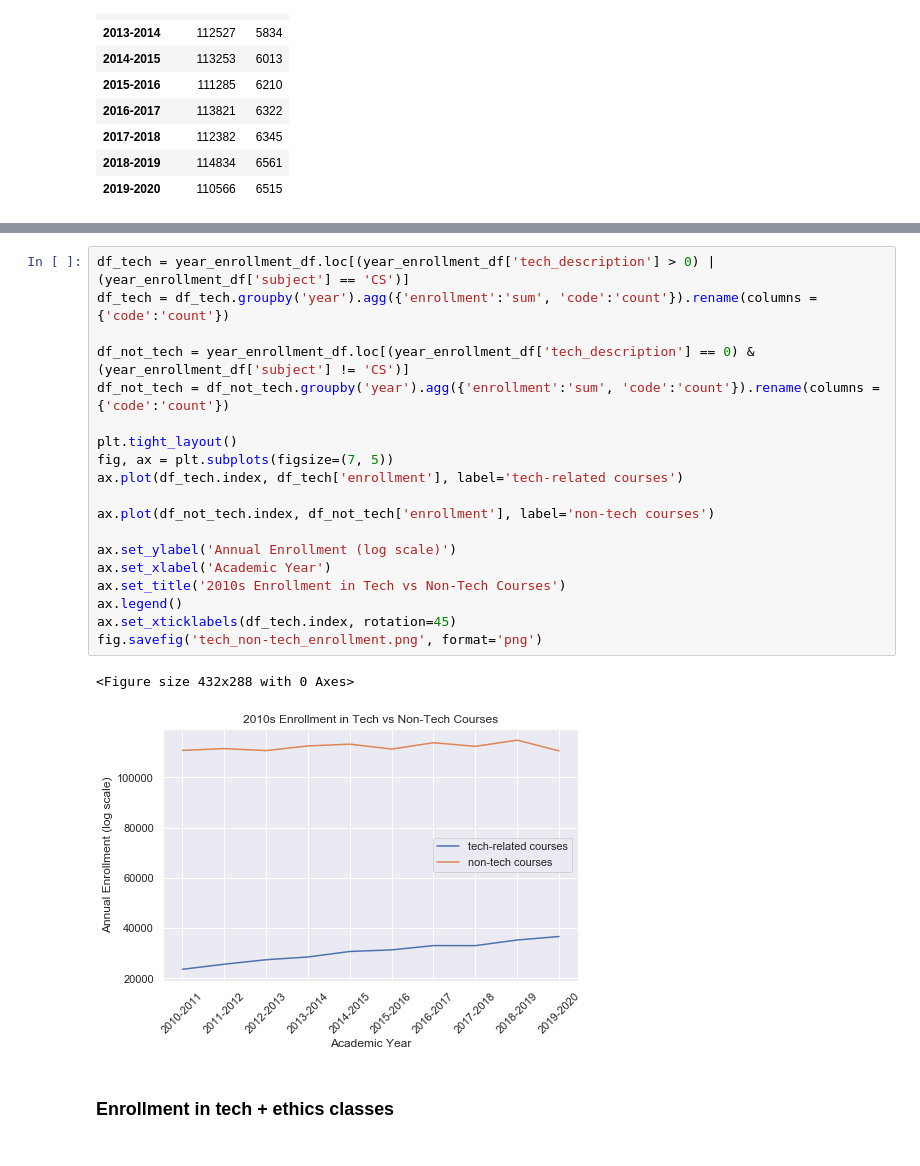
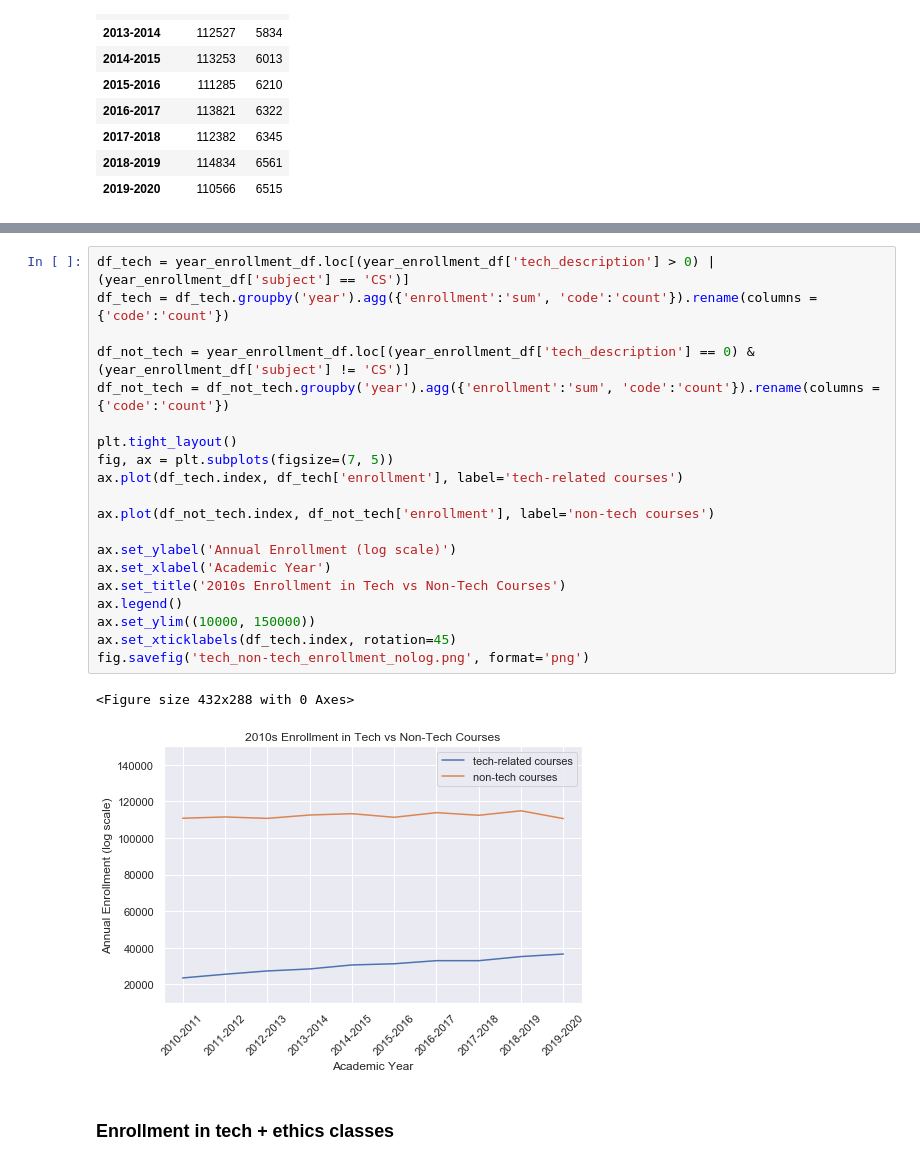
Before and after one commit to TheStanfordDaily/StanfordDaily-DataViz, a Jupyter notebook: projects/2021-01-explore-courses/explorecourses_eda.ipynb, the cells around one changed output, grey strips where cells are left out. Cells and saved outputs as stored; diff of their text form.

Commit message:
tech vs no tech classes check

```diff
--- a/projects/2021-01-explore-courses/explorecourses_eda.ipynb
+++ b/projects/2021-01-explore-courses/explorecourses_eda.ipynb
@@ -512,25 +542,26 @@ df_not_tech.head()
 # %%
 df_tech = year_enrollment_df.loc[(year_enrollment_df['tech_description'] > 0) | (year_enrollment_df['subject'] == 'CS')]
 df_tech = df_tech.groupby('year').agg({'enrollment':'sum', 'code':'count'}).rename(columns = {'code':'count'})
 
 df_not_tech = year_enrollment_df.loc[(year_enrollment_df['tech_description'] == 0) & (year_enrollment_df['subject'] != 'CS')]
 df_not_tech = df_not_tech.groupby('year').agg({'enrollment':'sum', 'code':'count'}).rename(columns = {'code':'count'})
 
 plt.tight_layout()
 fig, ax = plt.subplots(figsize=(7, 5))
 ax.plot(df_tech.index, df_tech['enrollment'], label='tech-related courses')
 
 ax.plot(df_not_tech.index, df_not_tech['enrollment'], label='non-tech courses')
 
 ax.set_ylabel('Annual Enrollment (log scale)')
 ax.set_xlabel('Academic Year')
 ax.set_title('2010s Enrollment in Tech vs Non-Tech Courses')
 ax.legend()
+ax.set_ylim((10000, 150000))
 ax.set_xticklabels(df_tech.index, rotation=45)
-fig.savefig('tech_non-tech_enrollment.png', format='png')
+fig.savefig('tech_non-tech_enrollment_nolog.png', format='png')
 # %% [output]
 <Figure size 432x288 with 0 Axes>
-[figure, old version]
+[figure, new version]
 # %% [markdown]
 ### Enrollment in tech + ethics classes
 # %%
```
Also changed, not shown: parts of 10 cells of this notebook, 3 other files.
